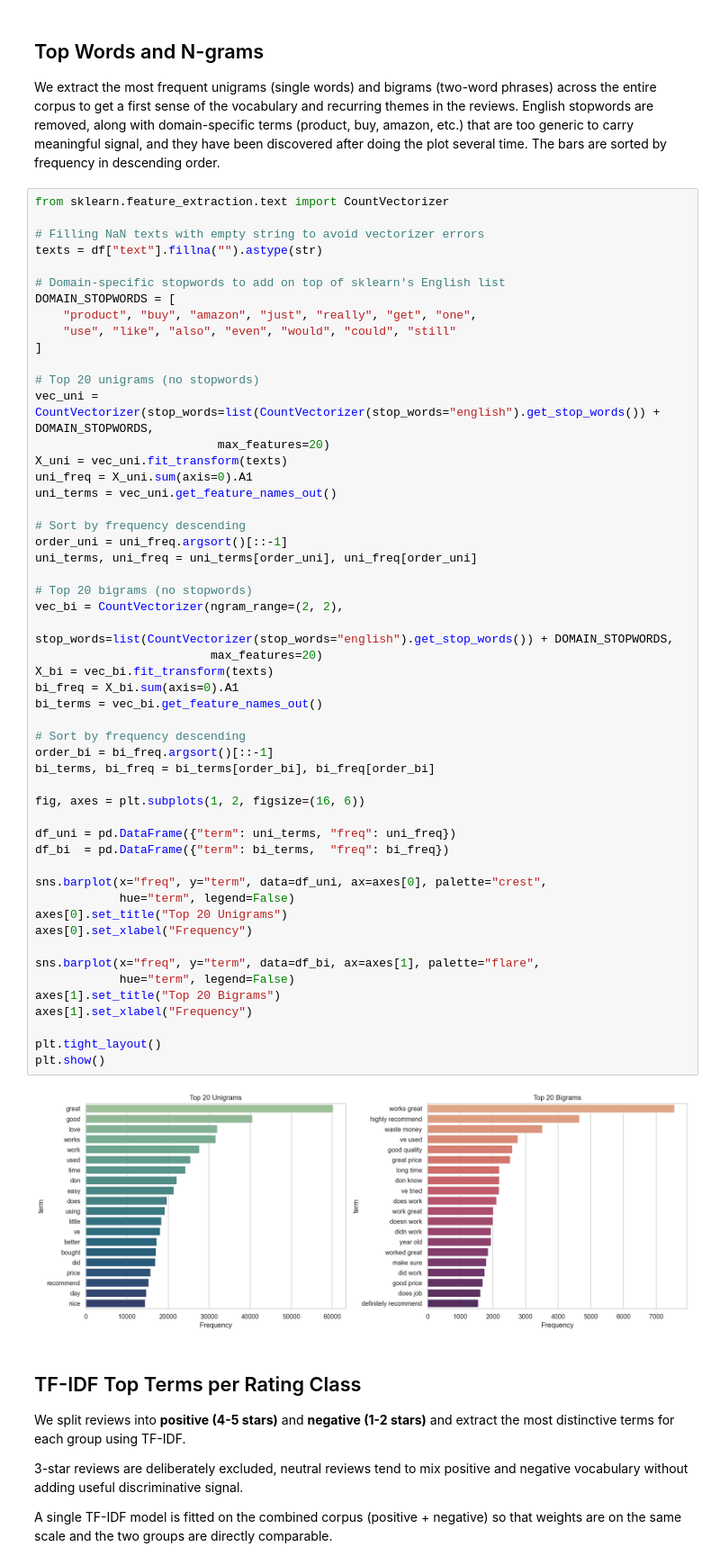
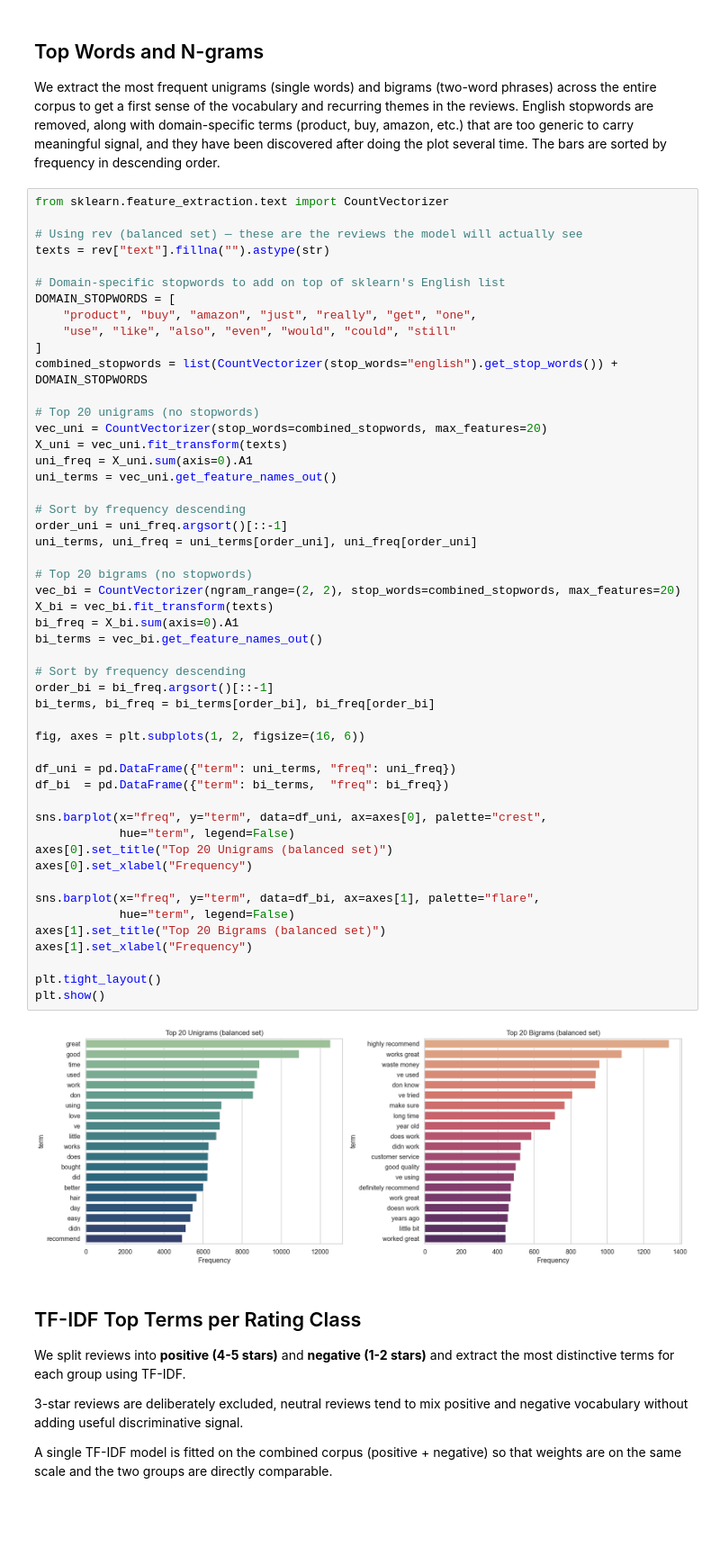
Before and after one commit to FilippoNannucci/DiscoverAI, a Jupyter notebook: 02_EDA.ipynb, the cells around one changed output. Shown at 90% size. Cells and saved outputs as stored; diff of their text form; blank space fills up the shorter version.

```diff
--- a/02_EDA.ipynb
+++ b/02_EDA.ipynb
@@ -274,57 +261,55 @@ We extract the most frequent unigrams (single words) and bigrams (two-word phras
 # %%
 from sklearn.feature_extraction.text import CountVectorizer
 
-# Filling NaN texts with empty string to avoid vectorizer errors
-texts = df["text"].fillna("").astype(str)
+# Using rev (balanced set) — these are the reviews the model will actually see
+texts = rev["text"].fillna("").astype(str)
 
 # Domain-specific stopwords to add on top of sklearn's English list
 DOMAIN_STOPWORDS = [
     "product", "buy", "amazon", "just", "really", "get", "one",
     "use", "like", "also", "even", "would", "could", "still"
 ]
+combined_stopwords = list(CountVectorizer(stop_words="english").get_stop_words()) + DOMAIN_STOPWORDS
 
 # Top 20 unigrams (no stopwords)
-vec_uni = CountVectorizer(stop_words=list(CountVectorizer(stop_words="english").get_stop_words()) + DOMAIN_STOPWORDS,
-                          max_features=20)
+vec_uni = CountVectorizer(stop_words=combined_stopwords, max_features=20)
 X_uni = vec_uni.fit_transform(texts)
 uni_freq = X_uni.sum(axis=0).A1
 uni_terms = vec_uni.get_feature_names_out()
 
 # Sort by frequency descending
 order_uni = uni_freq.argsort()[::-1]
 uni_terms, uni_freq = uni_terms[order_uni], uni_freq[order_uni]
 
 # Top 20 bigrams (no stopwords)
-vec_bi = CountVectorizer(ngram_range=(2, 2),
-                         stop_words=list(CountVectorizer(stop_words="english").get_stop_words()) + DOMAIN_STOPWORDS,
-                         max_features=20)
+vec_bi = CountVectorizer(ngram_range=(2, 2), stop_words=combined_stopwords, max_features=20)
 X_bi = vec_bi.fit_transform(texts)
 bi_freq = X_bi.sum(axis=0).A1
 bi_terms = vec_bi.get_feature_names_out()
 
 # Sort by frequency descending
 order_bi = bi_freq.argsort()[::-1]
 bi_terms, bi_freq = bi_terms[order_bi], bi_freq[order_bi]
 
 fig, axes = plt.subplots(1, 2, figsize=(16, 6))
 
 df_uni = pd.DataFrame({"term": uni_terms, "freq": uni_freq})
 df_bi  = pd.DataFrame({"term": bi_terms,  "freq": bi_freq})
 
 sns.barplot(x="freq", y="term", data=df_uni, ax=axes[0], palette="crest",
             hue="term", legend=False)
-axes[0].set_title("Top 20 Unigrams")
+axes[0].set_title("Top 20 Unigrams (balanced set)")
 axes[0].set_xlabel("Frequency")
 
 sns.barplot(x="freq", y="term", data=df_bi, ax=axes[1], palette="flare",
             hue="term", legend=False)
-axes[1].set_title("Top 20 Bigrams")
+axes[1].set_title("Top 20 Bigrams (balanced set)")
 axes[1].set_xlabel("Frequency")
 
 plt.tight_layout()
 plt.show()
 # %% [output]
-[figure, old version]
+[figure, new version]
 # %% [markdown]
 ## TF-IDF Top Terms per Rating Class
 
```
Also changed, not shown: parts of 8 cells of this notebook.
